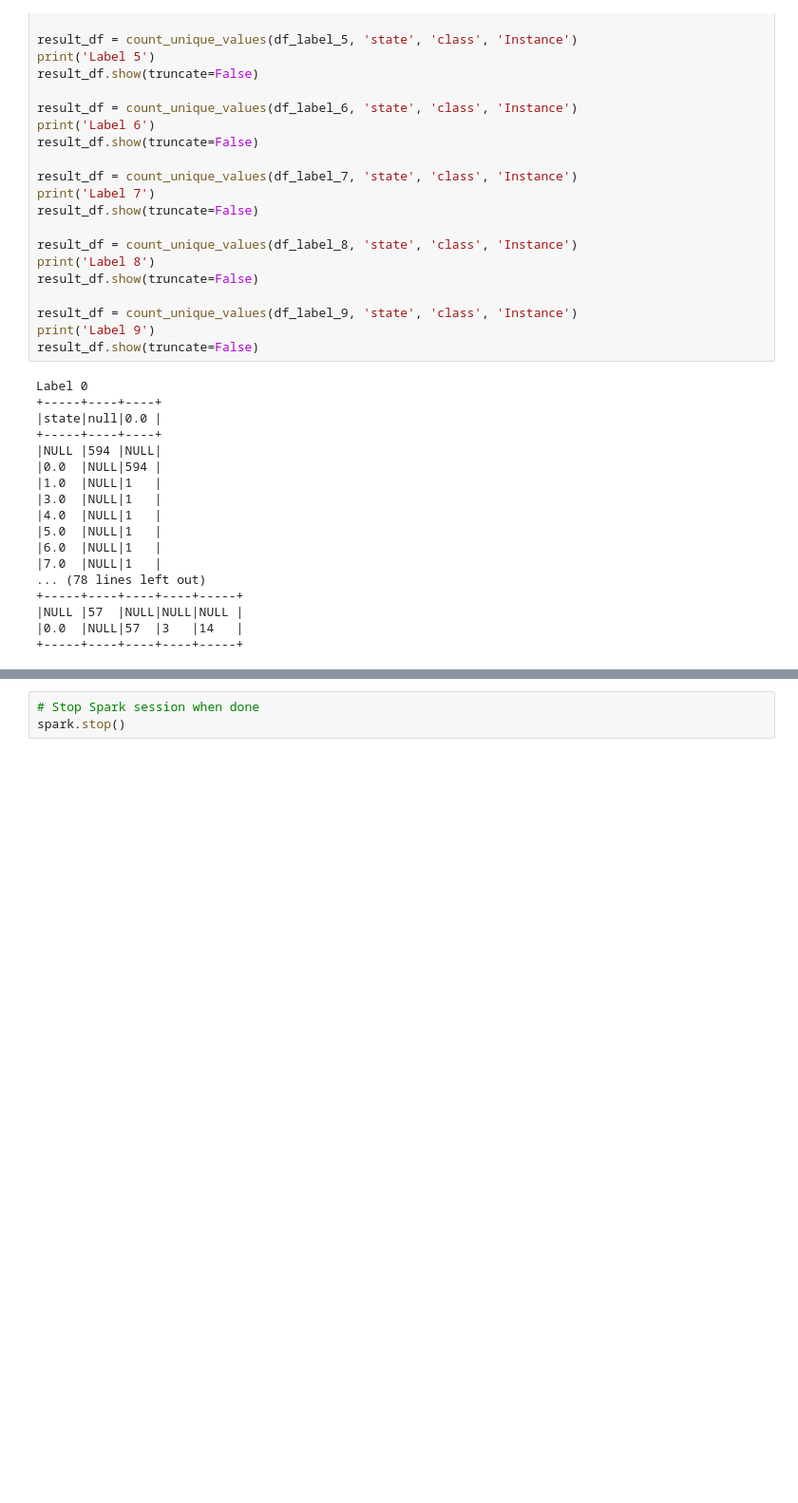
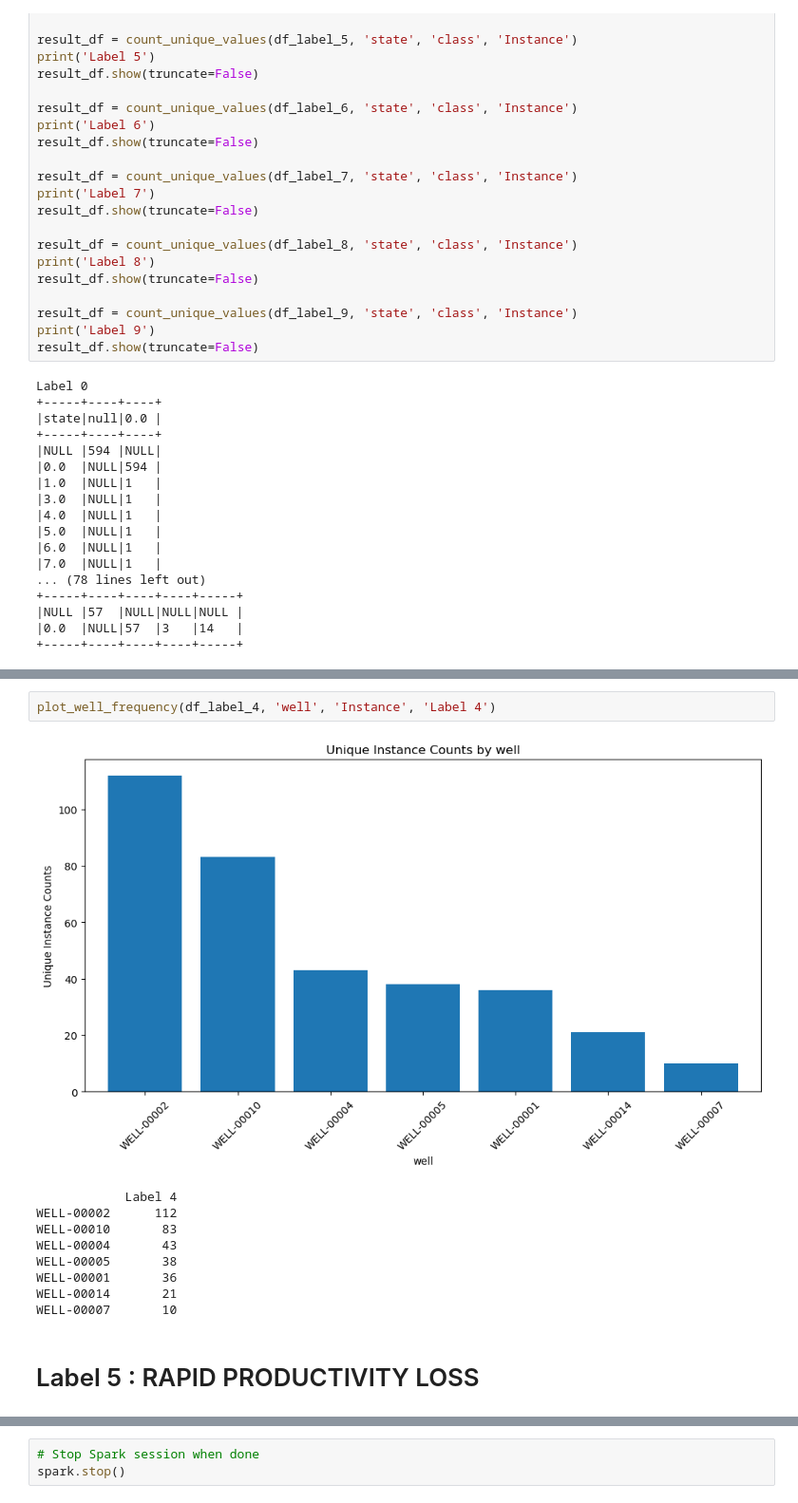
Before and after one commit to Abdulatif-AZ/CapStone, a Jupyter notebook: EDA/3W_Real.ipynb, the cells around one changed output, grey strips where cells are left out. Shown: that part at 95% size. Saved outputs shown, nothing was run; the diff lists cells and outputs as text; blank space fills up the shorter version.

```diff
--- a/EDA/3W_Real.ipynb
+++ b/EDA/3W_Real.ipynb
@@ -660,0 +801,14 @@ Label 0
+# %%
+plot_well_frequency(df_label_4, 'well', 'Instance', 'Label 4')
+# %% [output]
+[figure, added]
+            Label 4
+WELL-00002      112
+WELL-00010       83
+WELL-00004       43
+WELL-00005       38
+WELL-00001       36
+WELL-00014       21
+WELL-00007       10
+# %% [markdown]
+# Label 5 : RAPID PRODUCTIVITY LOSS
```
Also changed, not shown: parts of 26 cells of this notebook.
